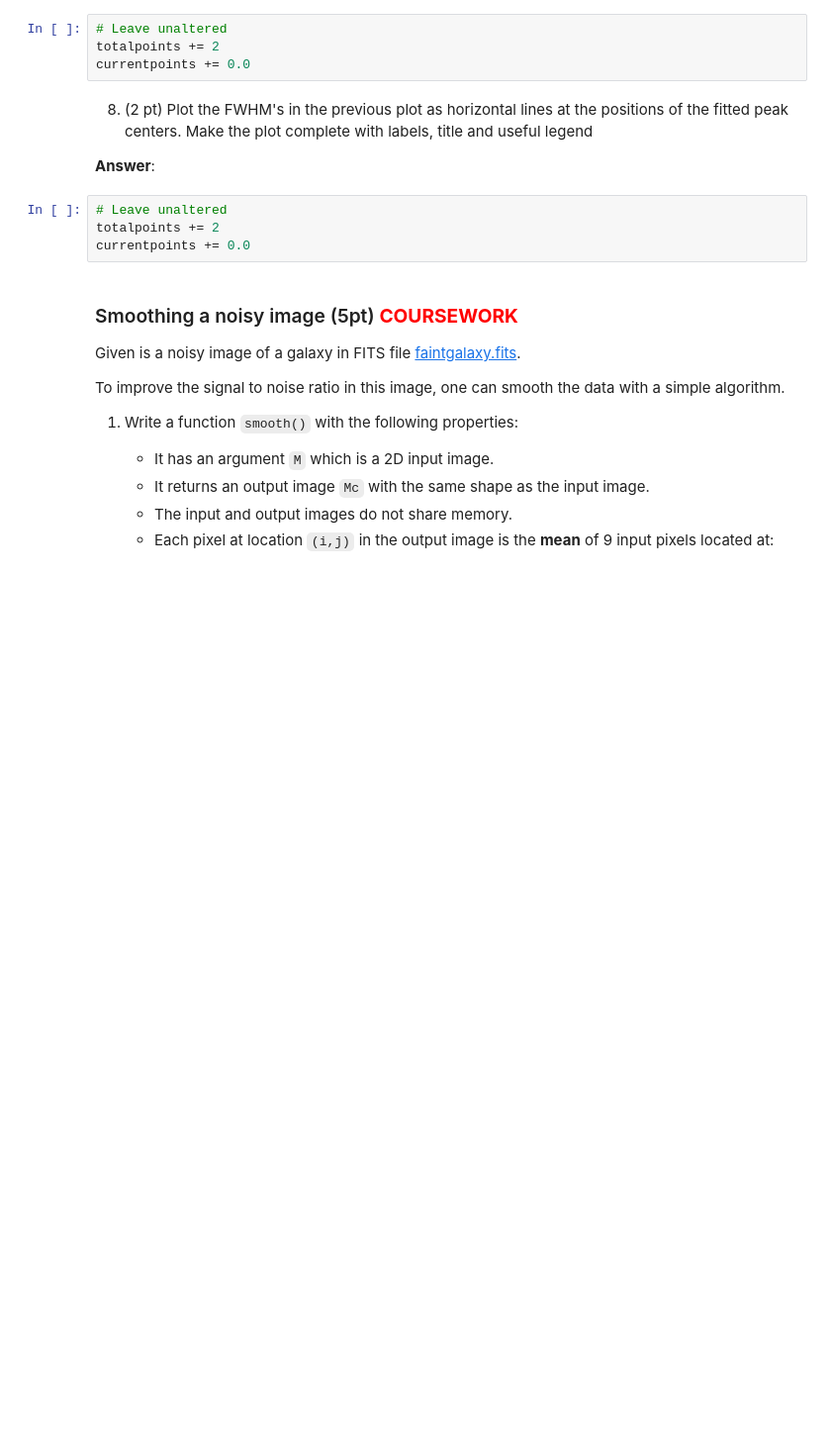
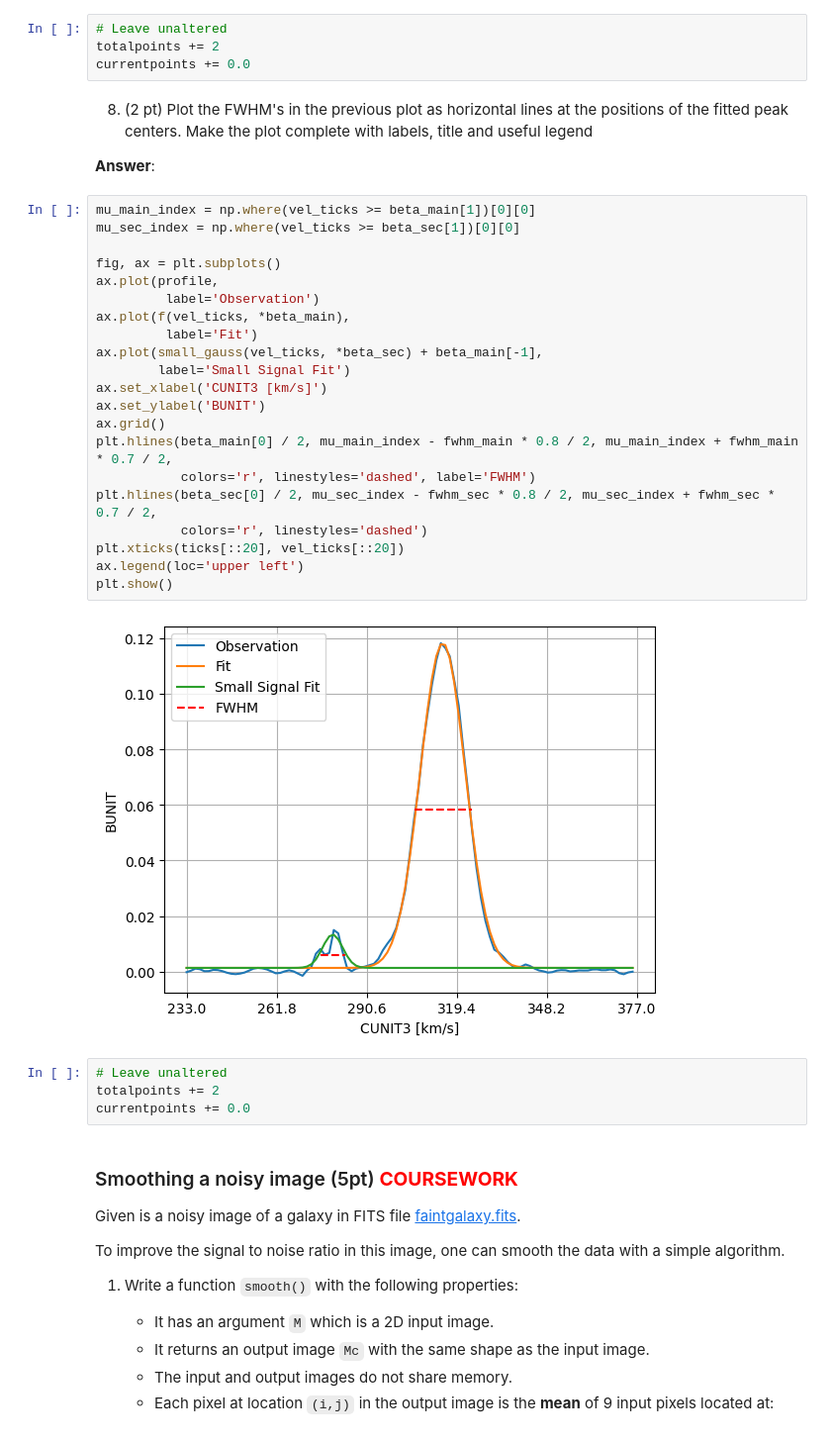
Before and after one commit to avalperezRUG/PROGNUM-repo, a Jupyter notebook: Task7/s6217338_Coursework7.ipynb, the cells around one changed output. Shown at 99% size. Saved outputs shown, nothing was run; the diff lists cells and outputs as text; blank space fills up the shorter version.

```diff
--- a/Task7/s6217338_Coursework7.ipynb
+++ b/Task7/s6217338_Coursework7.ipynb
@@ -128,6 +293,29 @@ currentpoints += 0.0
 
 
 **Answer**:
+# %%
+mu_main_index = np.where(vel_ticks >= beta_main[1])[0][0]
+mu_sec_index = np.where(vel_ticks >= beta_sec[1])[0][0]
+
+fig, ax = plt.subplots()
+ax.plot(profile,
+         label='Observation')
+ax.plot(f(vel_ticks, *beta_main),
+         label='Fit')
+ax.plot(small_gauss(vel_ticks, *beta_sec) + beta_main[-1],
+        label='Small Signal Fit')
+ax.set_xlabel('CUNIT3 [km/s]')
+ax.set_ylabel('BUNIT')
+ax.grid()
+plt.hlines(beta_main[0] / 2, mu_main_index - fwhm_main * 0.8 / 2, mu_main_index + fwhm_main * 0.7 / 2,
+           colors='r', linestyles='dashed', label='FWHM')
+plt.hlines(beta_sec[0] / 2, mu_sec_index - fwhm_sec * 0.8 / 2, mu_sec_index + fwhm_sec * 0.7 / 2,
+           colors='r', linestyles='dashed')
+plt.xticks(ticks[::20], vel_ticks[::20])
+ax.legend(loc='upper left')
+plt.show()
+# %% [output]
+[figure, added]
 # %%
 # Leave unaltered
 totalpoints += 2
```
Also changed, not shown: parts of 11 cells of this notebook, 4 other files.
